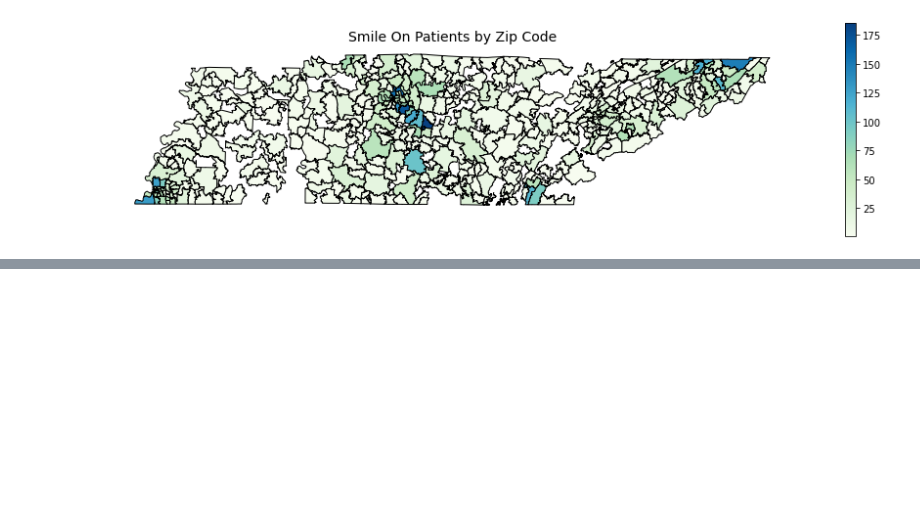
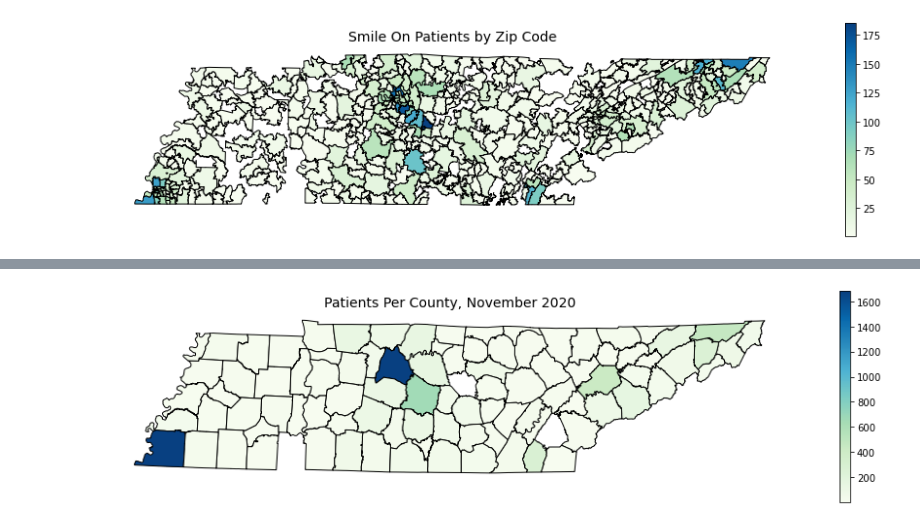
Before and after one commit to bsfcs/smile-on-black_panther, a Jupyter notebook: SmileOnAnalysis.ipynb, the cells around one changed output, grey strips where cells are left out. Cells and saved outputs as stored; diff of their text form; code cells hidden in the pictures; blank space fills up the shorter version.

```diff
--- a/SmileOnAnalysis.ipynb
+++ b/SmileOnAnalysis.ipynb
@@ -330,0 +380,7 @@ ax.axis('off');
+# %%
+# Group by county and count how many patients are in each one
+county_grouped = first.groupby(['CountyName'])
+
+county_counts = county_grouped.count()['CallReportNum']
+
+county_counts.head()
@@ -330,0 +395,4 @@ ax.axis('off');
+# %%
+# Convert to a data frame
+county_counts = county_counts.to_frame()
+county_counts.head()
@@ -330,0 +407,4 @@ ax.axis('off');
+# %%
+counties = pd.merge(left = counties, right = county_counts,
+                    left_on = 'NAME', right_on = 'CountyName')
+counties.head()
@@ -330,0 +418,11 @@ ax.axis('off');
+# %%
+fig, ax = plt.subplots(figsize=(16,4))
+counties.plot(column = 'CallReportNum',
+              cmap = 'GnBu',
+              edgecolor = 'black',
+              legend = True,
+              ax = ax)
+plt.title('Patients Per County, November 2020', fontsize = 14)
+ax.axis('off');
+# %% [output]
+[figure, added]
```
Also changed, not shown: parts of 34 cells of this notebook.
